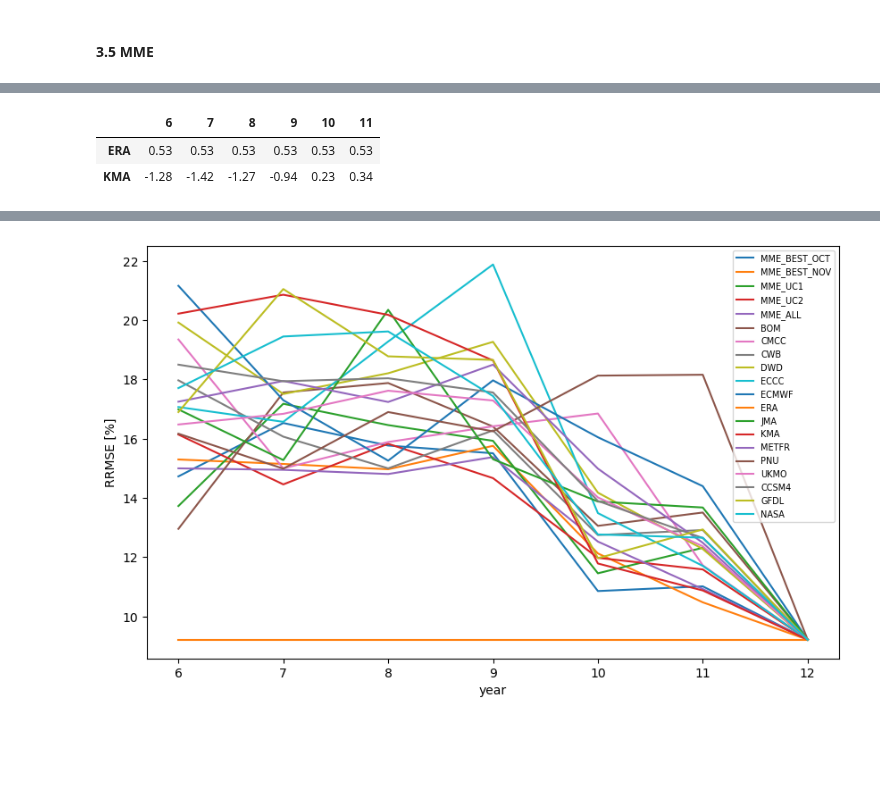
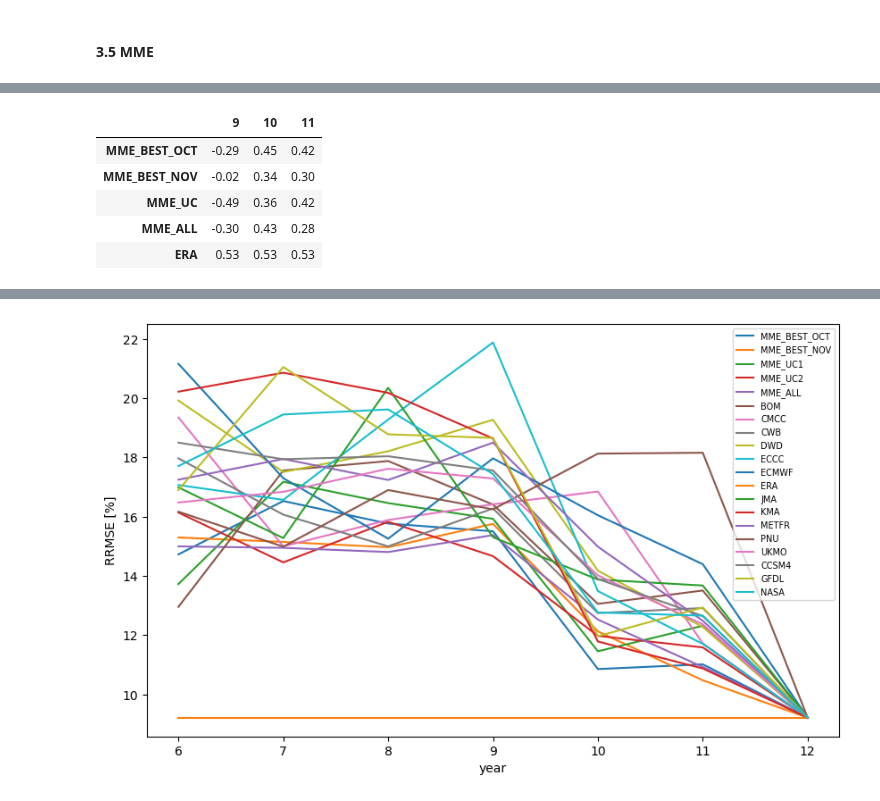
Before and after one commit to mzachow/wheat-yield-forecast-argentina, a Jupyter notebook: train_model_SCM.ipynb, the cells around one changed output, grey strips where cells are left out. Cells and saved outputs as stored; diff of their text form; code cells hidden in the pictures; blank space fills up the shorter version.

```diff
--- a/train_model_SCM.ipynb
+++ b/train_model_SCM.ipynb
@@ -237,12 +248,12 @@ df_lean_era = x_y_cv_expanded.loc[(x_y_cv_expanded["init_month"] == 12) & (x_y_c
 
 model_to_error = {}
 
-for model in ['BOM', 'CMCC', 'CWB', 'DWD', 'ECCC', 'ECMWF', 'JMA', 'KMA', 'METFR', 'PNU', 'UKMO', 'CCSM4', 'GFDL', 'NASA']:
+for model in ['BOM', 'CMCC', 'CWB', 'DWD', 'ECCC', 'ECMWF', 'JMA', 'KMA', 'METFR', "HMC", 'NCEP', 'PNU', 'UKMO', 'CCSM4', 'GFDL', 'NASA']:
     bias = np.array(df_lean.loc[df_lean["model"] == model, ['rr_11_b', 'rt_9_a']]) -  np.array(df_lean_era.loc[df_lean_era["model"] == "ERA", ['rr_11_b', 'rt_9_a']])
     model_to_error[model] = bias
 
-for model1 in ['BOM', 'CMCC', 'CWB', 'DWD', 'ECCC', 'ECMWF', 'JMA', 'KMA', 'METFR', 'PNU', 'UKMO', 'CCSM4', 'GFDL', 'NASA']:
-    for model2 in ['BOM', 'CMCC', 'CWB', 'DWD', 'ECCC', 'ECMWF', 'JMA', 'KMA', 'METFR', 'PNU', 'UKMO', 'CCSM4', 'GFDL', 'NASA']:
+for model1 in ['BOM', 'CMCC', 'CWB', 'DWD', 'ECCC', 'ECMWF', 'JMA', 'KMA', 'METFR', "HMC", 'NCEP', 'PNU', 'UKMO', 'CCSM4', 'GFDL', 'NASA']:
+    for model2 in ['BOM', 'CMCC', 'CWB', 'DWD', 'ECCC', 'ECMWF', 'JMA', 'KMA', 'METFR', "HMC", 'NCEP', 'PNU', 'UKMO', 'CCSM4', 'GFDL', 'NASA']:
         r = pearsonr(np.array(model_to_error[model1]).reshape(-1,1).flatten(),
                      np.array(model_to_error[model2]).reshape(-1,1).flatten())[0]
         if r < 0.3:
@@ -266,0 +288,14 @@ x_y_cv_expanded = pd.concat([mme1, mme2, mme3, mme4, mme5, x_y_cv_expanded], ign
+# %%
+model_combinations = list(combinations(["JMA", "UKMO", "NASA"], 3))
+for i in range(0, len(model_combinations)):
+    combi = list(model_combinations[i])
+    mme = x_y_cv_expanded.loc[x_y_cv_expanded["model"].isin(combi)].assign(model="MME_{}_{}_{}".format(combi[0], combi[1], combi[2])).groupby(["model", "year", "init_month"]).mean().reset_index()
+    x_y_cv_mme = pd.concat([mme, x_y_cv_expanded], ignore_index=True)
+    res = kfold_cross_validation(x_y_cv_mme, model="MME_{}_{}_{}".format(combi[0], combi[1], combi[2]), init=10, no_of_features=2)
+    metric = r2(res["yield anomaly [%]"], res["predicted"])
+    if metric > 0.4:
+        print("r2 is {} for MME_{}_{}_{}".format(np.round(metric, 2), combi[0], combi[1], combi[2]))
+    res = kfold_cross_validation(x_y_cv_mme, model="MME_{}_{}_{}".format(combi[0], combi[1], combi[2]), init=11, no_of_features=2)
+    metric = r2(res["yield anomaly [%]"], res["predicted"])
+    if metric > 0.1:
+        print("r2 is {} for MME_{}_{}_{}".format(np.round(metric, 2), combi[0], combi[1], combi[2]))
@@ -272 +310,19 @@ array(['MME_BEST_OCT', 'MME_BEST_NOV', 'MME_UC1', 'MME_UC2', 'MME_ALL',
        'METFR', 'PNU', 'UKMO', 'CCSM4', 'GFDL', 'NASA'], dtype=object)
+# %%
+models = ['MME_BEST_OCT', 'MME_BEST_NOV', 'MME_UC', 'MME_ALL', 'ERA']
+results = pd.DataFrame(0, index=models, columns=[9, 10, 11])
+for im in [9, 10, 11]:
+    for model in models:
+        res = kfold_cross_validation(x_y_cv_mme, model=model, init=im, no_of_features=2)
+        # rmse
+        #metric = 100 * mse(res["yield anomaly [%]"], res["predicted"], squared=False)
+        # mae
+        #metric = np.round(mae(res["predicted"], res["yield anomaly [%]"]), 4)
+        # r
+        #metric = np.round(pearsonr(res["predicted"], res["yield anomaly [%]"])[0], 2)
+        # coefficient of determination
+        metric = r2(res["yield anomaly [%]"], res["predicted"])
+
+        results.loc[model, im] = np.round(metric, 2)
+
+results
@@ -273,22 +336,25 @@ array(['MME_BEST_OCT', 'MME_BEST_NOV', 'MME_UC1', 'MME_UC2', 'MME_ALL',
 # %%
-models = ['ERA', 'KMA']
-results = pd.DataFrame(0, index=models, columns=[6, 7, 8, 9, 10, 11])
-for im in [6, 7, 8, 9, 10, 11]:
+models = ['MME_BEST_OCT', 'MME_BEST_NOV', 'MME_UC', 'MME_ALL', 'ERA']
+results = pd.DataFrame(0, index=models, columns=[9, 10, 11])
+for im in [9, 10, 11]:
     for model in models:
         res = kfold_cross_validation(x_y_cv_expanded, model=model, init=im, no_of_features=2)
         # rmse
         #metric = 100 * mse(res["yield anomaly [%]"], res["predicted"], squared=False)
         # mae
         #metric = np.round(mae(res["predicted"], res["yield anomaly [%]"]), 4)
         # r
         #metric = np.round(pearsonr(res["predicted"], res["yield anomaly [%]"])[0], 2)
         # coefficient of determination
         metric = r2(res["yield anomaly [%]"], res["predicted"])
 
         results.loc[model, im] = np.round(metric, 2)
 
 results
 # %% [output]
-|  | 6 | 7 | 8 | 9 | 10 | 11 |
-| ERA | 0.53 | 0.53 | 0.53 | 0.53 | 0.53 | 0.53 |
-| KMA | -1.28 | -1.42 | -1.27 | -0.94 | 0.23 | 0.34 |
+|  | 9 | 10 | 11 |
+| MME_BEST_OCT | -0.29 | 0.45 | 0.42 |
+| MME_BEST_NOV | -0.02 | 0.34 | 0.30 |
+| MME_UC | -0.49 | 0.36 | 0.42 |
+| MME_ALL | -0.30 | 0.43 | 0.28 |
+| ERA | 0.53 | 0.53 | 0.53 |
```
Also changed, not shown: parts of 18 cells of this notebook, 5 other files.
